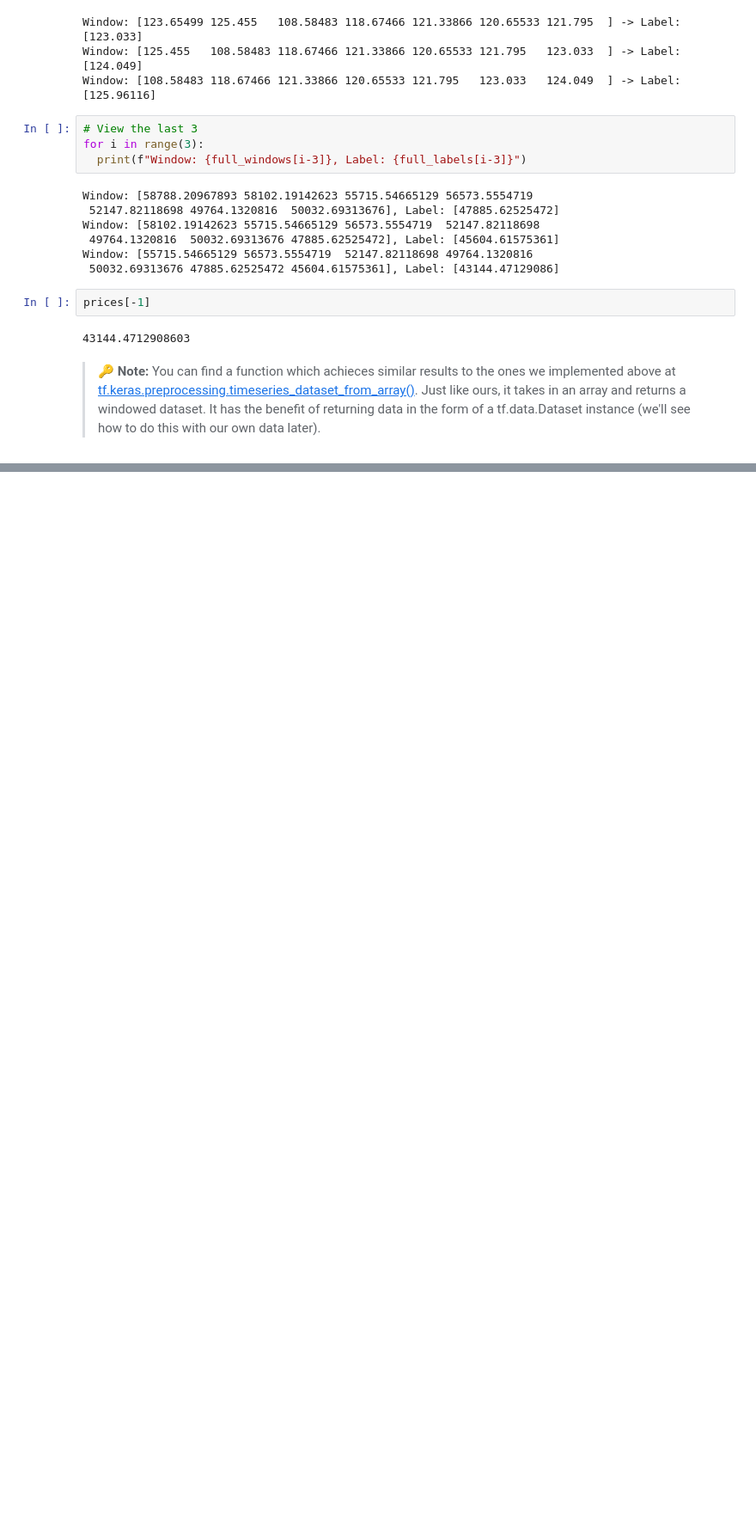
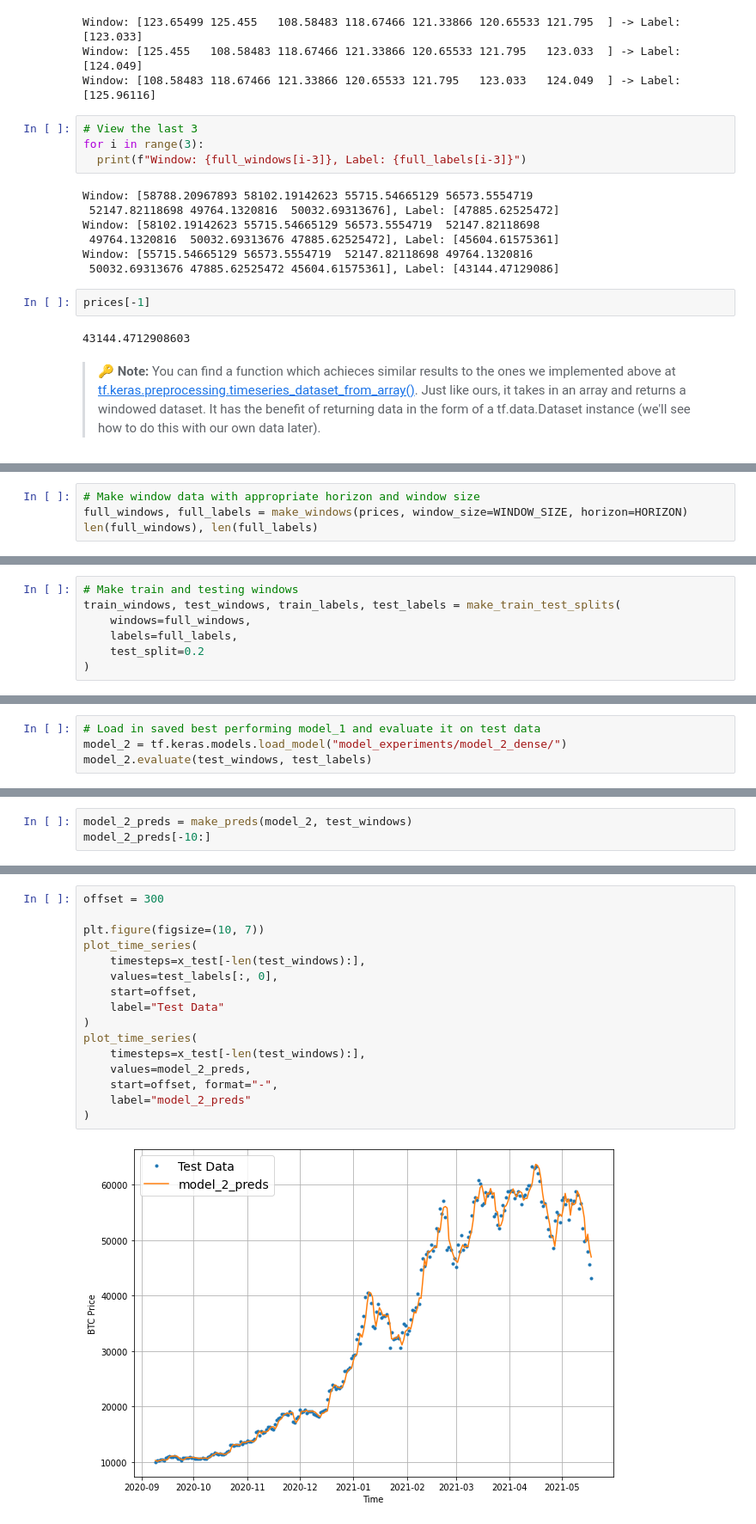
Before and after one commit to gvtsch/Udemy_TensorFlow_Certificate, a Jupyter notebook: 10_time_series_forecasting_with_TensorFlow.ipynb, the cells around one changed output, grey strips where cells are left out. Shown at 86% size. Cells and saved outputs as stored; diff of their text form; blank space fills up the shorter version.

```diff
--- a/10_time_series_forecasting_with_TensorFlow.ipynb
+++ b/10_time_series_forecasting_with_TensorFlow.ipynb
@@ -571,0 +808,4 @@ prices[-1]
+# %%
+# Make window data with appropriate horizon and window size
+full_windows, full_labels = make_windows(prices, window_size=WINDOW_SIZE, horizon=HORIZON)
+len(full_windows), len(full_labels)
@@ -571,0 +814,7 @@ prices[-1]
+# %%
+# Make train and testing windows
+train_windows, test_windows, train_labels, test_labels = make_train_test_splits(
+    windows=full_windows,
+    labels=full_labels,
+    test_split=0.2
+)
@@ -571,0 +868,4 @@ prices[-1]
+# %%
+# Load in saved best performing model_1 and evaluate it on test data
+model_2 = tf.keras.models.load_model("model_experiments/model_2_dense/")
+model_2.evaluate(test_windows, test_labels)
@@ -571,0 +877,3 @@ prices[-1]
+# %%
+model_2_preds = make_preds(model_2, test_windows)
+model_2_preds[-10:]
@@ -571,0 +902,18 @@ prices[-1]
+# %%
+offset = 300
+
+plt.figure(figsize=(10, 7))
+plot_time_series(
+    timesteps=x_test[-len(test_windows):],
+    values=test_labels[:, 0],
+    start=offset,
+    label="Test Data"
+)
+plot_time_series(
+    timesteps=x_test[-len(test_windows):],
+    values=model_2_preds,
+    start=offset, format="-",
+    label="model_2_preds"
+)
+# %% [output]
+[figure, added]
```
Also changed, not shown: parts of 46 cells of this notebook.
